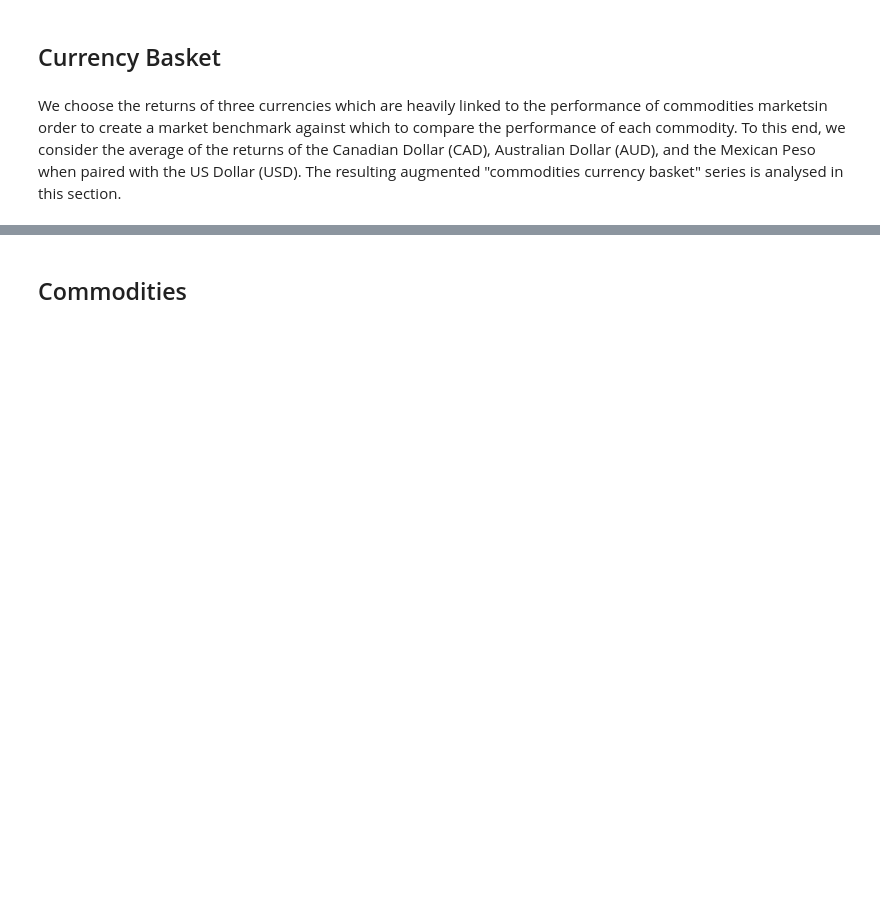
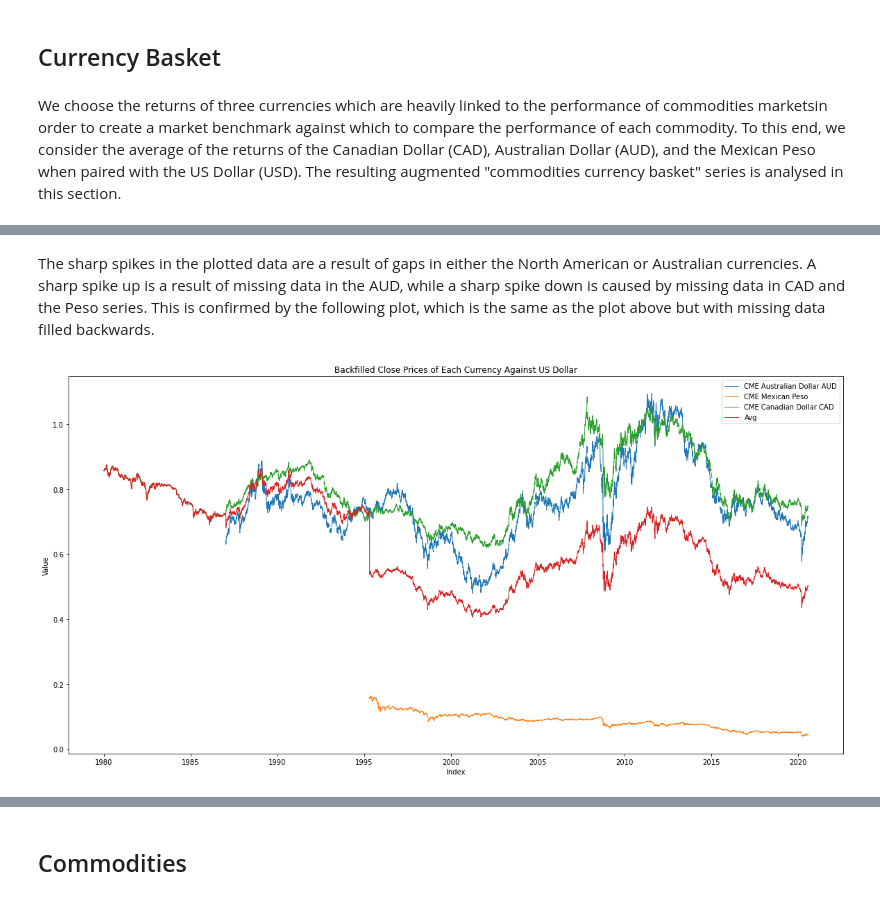
Before and after one commit to andrewmelville/M4R-Project, a Jupyter notebook: Exploratory Analysis of Real Futures Data.ipynb, the cells around one changed output, grey strips where cells are left out. Drawn from its saved outputs; the diff is of its cells as text; code cells hidden in the pictures; blank space fills up the shorter version.

```diff
--- a/Exploratory Analysis of Real Futures Data.ipynb
+++ b/Exploratory Analysis of Real Futures Data.ipynb
@@ -39,0 +51,8 @@ TypeError: series_plot() missing 1 required positional argument: 'linewidths'
+# %% [markdown]
+The sharp spikes in the plotted data are a result of gaps in either the North American or Australian currencies. A sharp spike up is a result of missing data in the AUD, while a sharp spike down is caused by missing data in CAD and the Peso series. This is confirmed by the following plot, which is the same as the plot above but with missing data filled backwards.
+# %%
+currency_close_df['Avg'] = currency_close_df.fillna(method='ffill').mean(axis=1)
+
+series_plot(currency_close_df,'Backfilled Close Prices of Each Currency Against US Dollar', legend=True)
+# %% [output]
+[figure, added]
```
Also changed, not shown: parts of 17 cells of this notebook, 1 other file.
